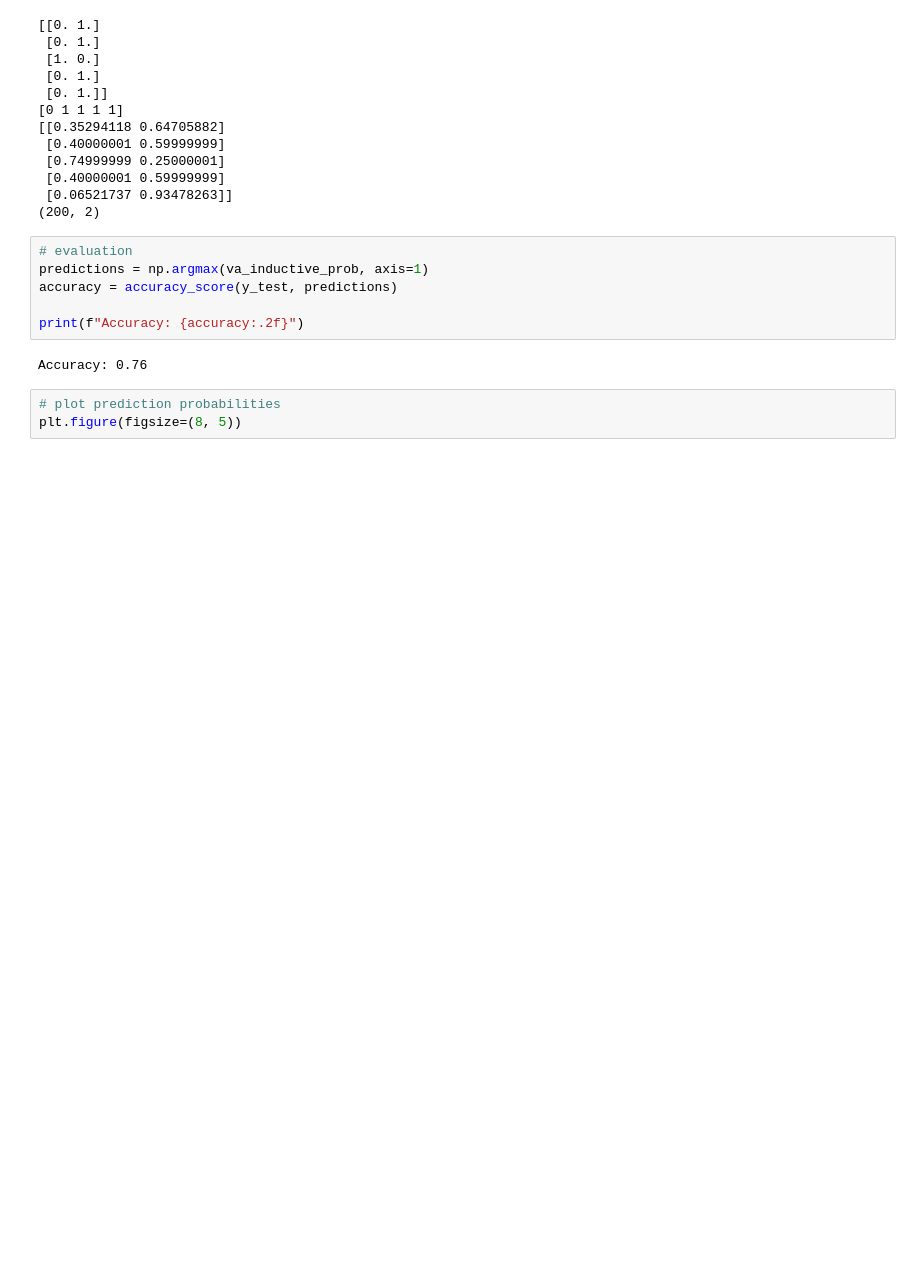
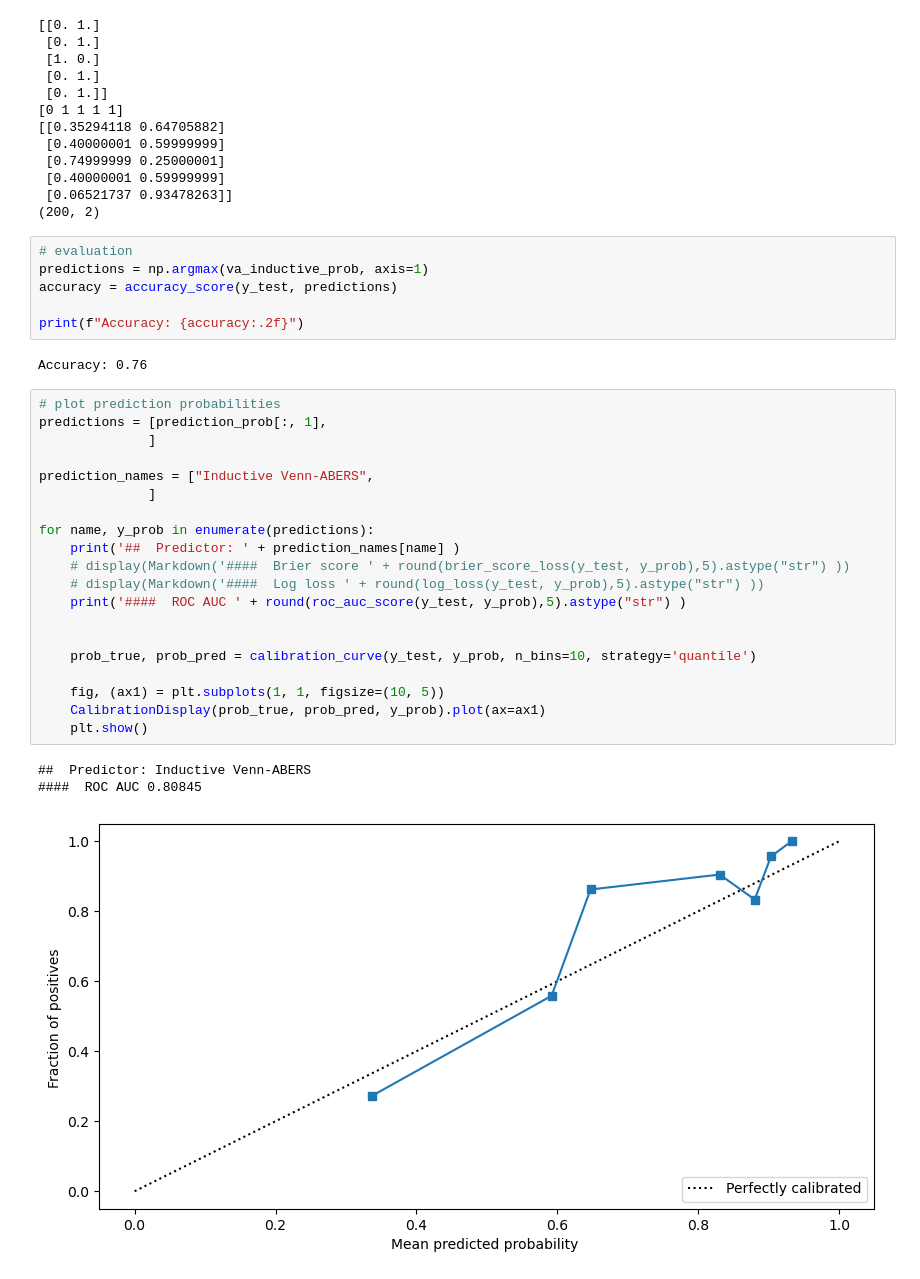
Before and after one commit to fas38/conformal-prediction, a Jupyter notebook: binary_clf.ipynb, the cells around one changed output. Drawn from its saved outputs; the diff is of its cells as text; blank space fills up the shorter version.

Commit message:
added evaluation for venn abers

```diff
--- a/binary_clf.ipynb
+++ b/binary_clf.ipynb
@@ -241,6 +241,27 @@ accuracy = accuracy_score(y_test, predictions)
 print(f"Accuracy: {accuracy:.2f}")
 # %% [output]
 Accuracy: 0.76
-# %%
-# plot prediction probabilities
-plt.figure(figsize=(8, 5))
+# %%
+# plot prediction probabilities
+predictions = [prediction_prob[:, 1],
+              ]
+
+prediction_names = ["Inductive Venn-ABERS",
+              ]
+
+for name, y_prob in enumerate(predictions):
+    print('##  Predictor: ' + prediction_names[name] )
+    # display(Markdown('####  Brier score ' + round(brier_score_loss(y_test, y_prob),5).astype("str") ))
+    # display(Markdown('####  Log loss ' + round(log_loss(y_test, y_prob),5).astype("str") ))
+    print('####  ROC AUC ' + round(roc_auc_score(y_test, y_prob),5).astype("str") )
+
+
+    prob_true, prob_pred = calibration_curve(y_test, y_prob, n_bins=10, strategy='quantile')
+
+    fig, (ax1) = plt.subplots(1, 1, figsize=(10, 5))
+    CalibrationDisplay(prob_true, prob_pred, y_prob).plot(ax=ax1)
+    plt.show()
+# %% [output]
+##  Predictor: Inductive Venn-ABERS
+####  ROC AUC 0.80845
+[figure, added]
```
Also changed, not shown: parts of 4 cells of this notebook.
